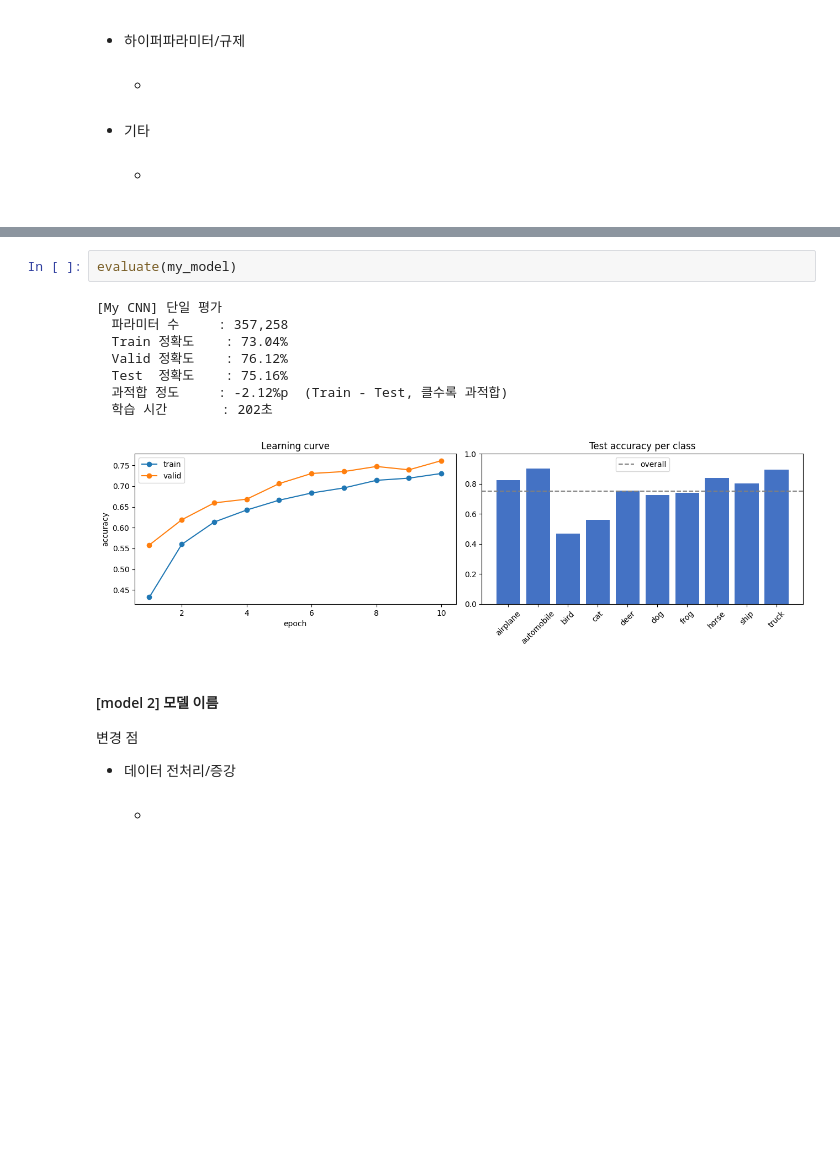
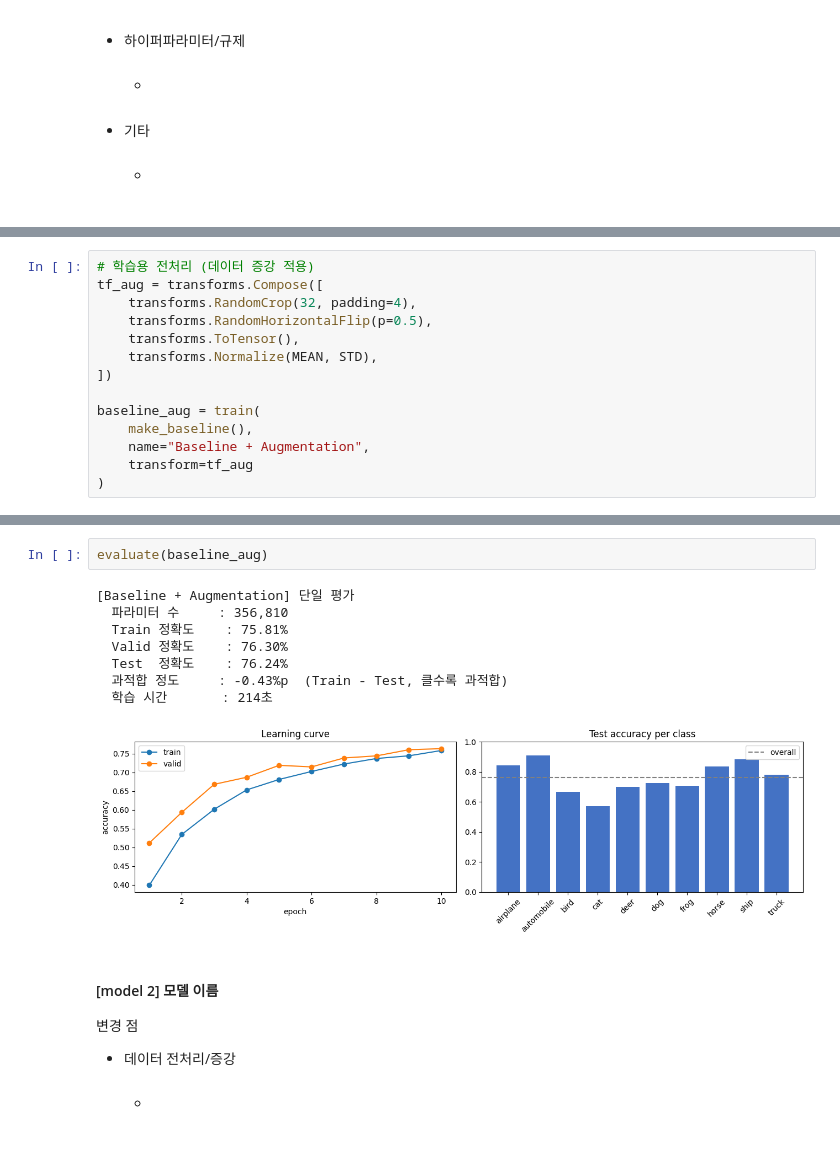
Before and after one commit to loginyrlife/ai_learning, a Jupyter notebook: CIFAR10_CNN_실습_ipynb의_사본.ipynb, the cells around one changed output, grey strips where cells are left out. Drawn from its saved outputs; the diff is of its cells as text; blank space fills up the shorter version.

```diff
--- a/CIFAR10_CNN_실습_ipynb의_사본.ipynb
+++ b/CIFAR10_CNN_실습_ipynb의_사본.ipynb
@@ -498,0 +454,14 @@ my_model = train(make_my_model(), name="My CNN", epochs=EPOCHS, lr=1e-3, weight_
+# %%
+# 학습용 전처리 (데이터 증강 적용)
+tf_aug = transforms.Compose([
+    transforms.RandomCrop(32, padding=4),
+    transforms.RandomHorizontalFlip(p=0.5),
+    transforms.ToTensor(),
+    transforms.Normalize(MEAN, STD),
+])
+
+baseline_aug = train(
+    make_baseline(),
+    name="Baseline + Augmentation",
+    transform=tf_aug
+)
@@ -499,14 +481,14 @@ my_model = train(make_my_model(), name="My CNN", epochs=EPOCHS, lr=1e-3, weight_
 # %%
-evaluate(my_model)
+evaluate(baseline_aug)
 # %% [output]
-[My CNN] 단일 평가
-  파라미터 수     : 357,258
-  Train 정확도    : 73.04%
-  Valid 정확도    : 76.12%
-  Test  정확도    : 75.16%
-  과적합 정도     : -2.12%p  (Train - Test, 클수록 과적합)
-  학습 시간       : 202초
+[Baseline + Augmentation] 단일 평가
+  파라미터 수     : 356,810
+  Train 정확도    : 75.81%
+  Valid 정확도    : 76.30%
+  Test  정확도    : 76.24%
+  과적합 정도     : -0.43%p  (Train - Test, 클수록 과적합)
+  학습 시간       : 214초
-[figure, old version]
+[figure, new version]
 # %% [markdown]
 #### [model 2] 모델 이름
 
```
Also changed, not shown: parts of 7 cells of this notebook.
